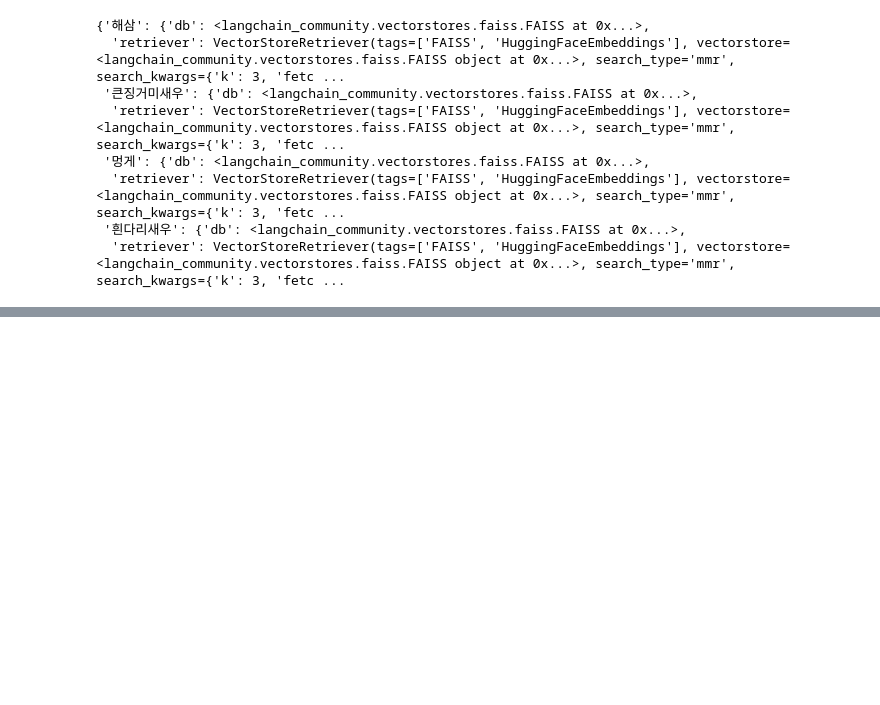
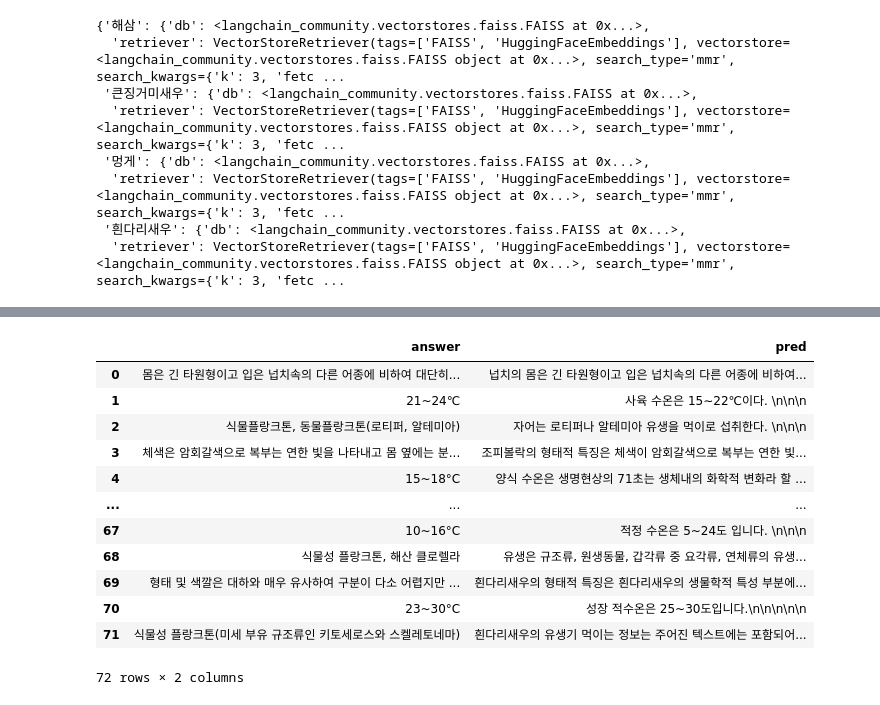
Before and after one commit to Ea3124/Ocean-Data, a Jupyter notebook: baseline.ipynb, the cells around one changed output, grey strips where cells are left out. Cells and saved outputs as stored; diff of their text form; code cells hidden in the pictures; blank space fills up the shorter version.

```diff
--- a/baseline.ipynb
+++ b/baseline.ipynb
@@ -499,0 +568,17 @@ for _, row in tqdm(df.iterrows(), total=len(df), desc="Answering Questions"):
+# %%
+df_selected = df_question[['answer', 'pred']]
+df_selected
+# %% [output]
+|  | answer | pred |
+| 0 | 몸은 긴 타원형이고 입은 넙치속의 다른 어종에 비하여 대단히... | 넙치의 몸은 긴 타원형이고 입은 넙치속의 다른 어종에 비하여... |
+| 1 | 21~24℃ | 사육 수온은 15∼22℃이다. \n\n\n |
+| 2 | 식물플랑크톤, 동물플랑크톤(로티퍼, 알테미아) | 자어는 로티퍼나 알테미아 유생을 먹이로 섭취한다. \n\n\n |
+| 3 | 체색은 암회갈색으로 복부는 연한 빛을 나타내고 몸 옆에는 분... | 조피볼락의 형태적 특징은 체색이 암회갈색으로 복부는 연한 빛... |
+| 4 | 15~18°C | 양식 수온은 생명현상의 71초는 생체내의 화학적 변화라 할 ... |
+| ... | ... | ... |
+| 67 | 10~16°C | 적정 수온은 5~24도 입니다. \n\n\n |
+| 68 | 식물성 플랑크톤, 해산 클로렐라 | 유생은 규조류, 원생동물, 갑각류 중 요각류, 연체류의 유생... |
+| 69 | 형태 및 색깔은 대하와 매우 유사하여 구분이 다소 어렵지만 ... | 흰다리새우의 형태적 특징은 흰다리새우의 생물학적 특성 부분에... |
+| 70 | 23~30°C | 성장 적수온은 25~30도입니다.\n\n\n\n\n |
+| 71 | 식물성 플랑크톤(미세 부유 규조류인 키토세로스와 스켈레토네마) | 흰다리새우의 유생기 먹이는 정보는 주어진 텍스트에는 포함되어... |
+72 rows × 2 columns
```
Also changed, not shown: parts of 26 cells of this notebook, 2 other files.
